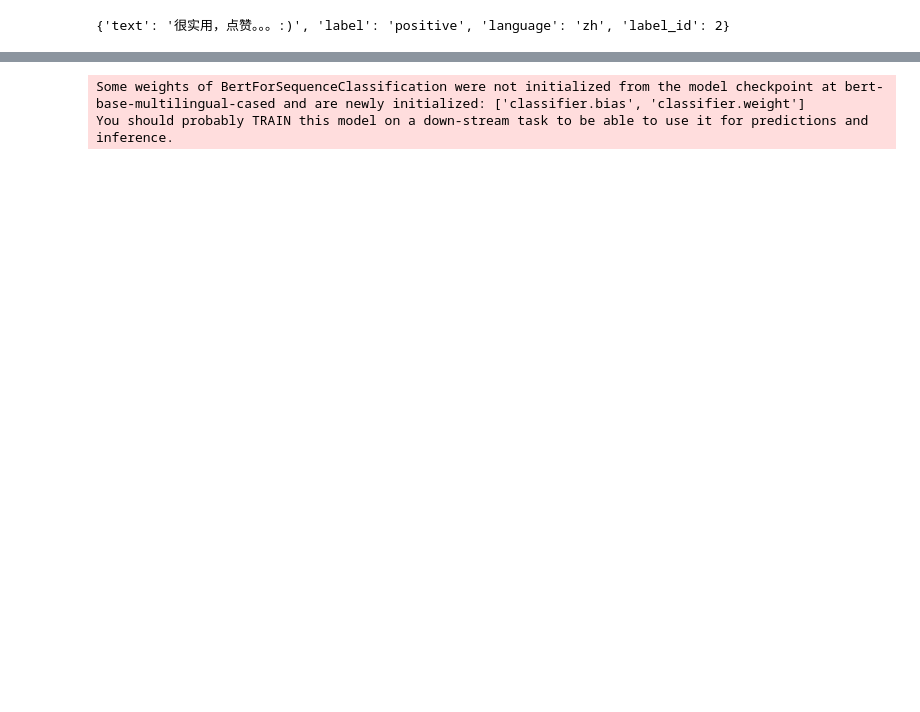
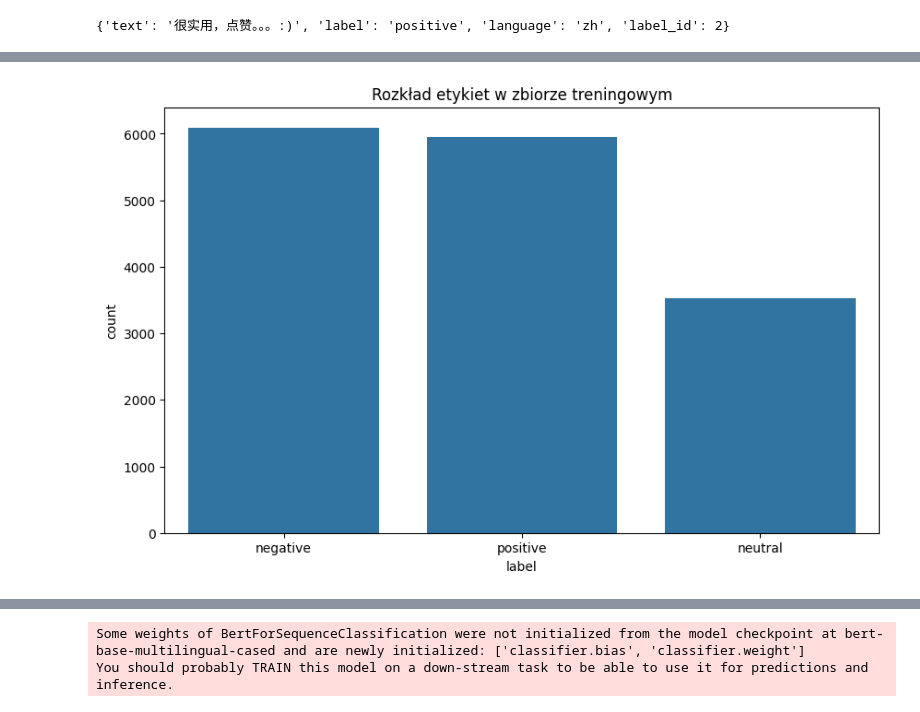
Before and after one commit to mikosovsky/Multilingual-sentiment-analysis, a Jupyter notebook: projekt.ipynb, the cells around one changed output, grey strips where cells are left out. Drawn from its saved outputs; the diff is of its cells as text; code cells hidden in the pictures; blank space fills up the shorter version.

```diff
--- a/projekt.ipynb
+++ b/projekt.ipynb
@@ -117,0 +144,17 @@ print(train_ds[0])
+# %%
+import pandas as pd
+import seaborn as sns
+import matplotlib.pyplot as plt
+
+train_pd = train_ds.to_pandas()
+label_stats = train_pd['label'].value_counts().reset_index()
+label_stats.columns = ['label', 'count']
+plt.figure(figsize=(10, 6))
+sns.barplot(data=label_stats, x='label', y='count')
+plt.title('Rozkład etykiet w zbiorze treningowym')
+
+plt.savefig('images/label_distribution_train.png', dpi=300, bbox_inches='tight')
+
+plt.show()
+# %% [output]
+[figure, added]
```
Also changed, not shown: parts of 18 cells of this notebook, 7 other files.
